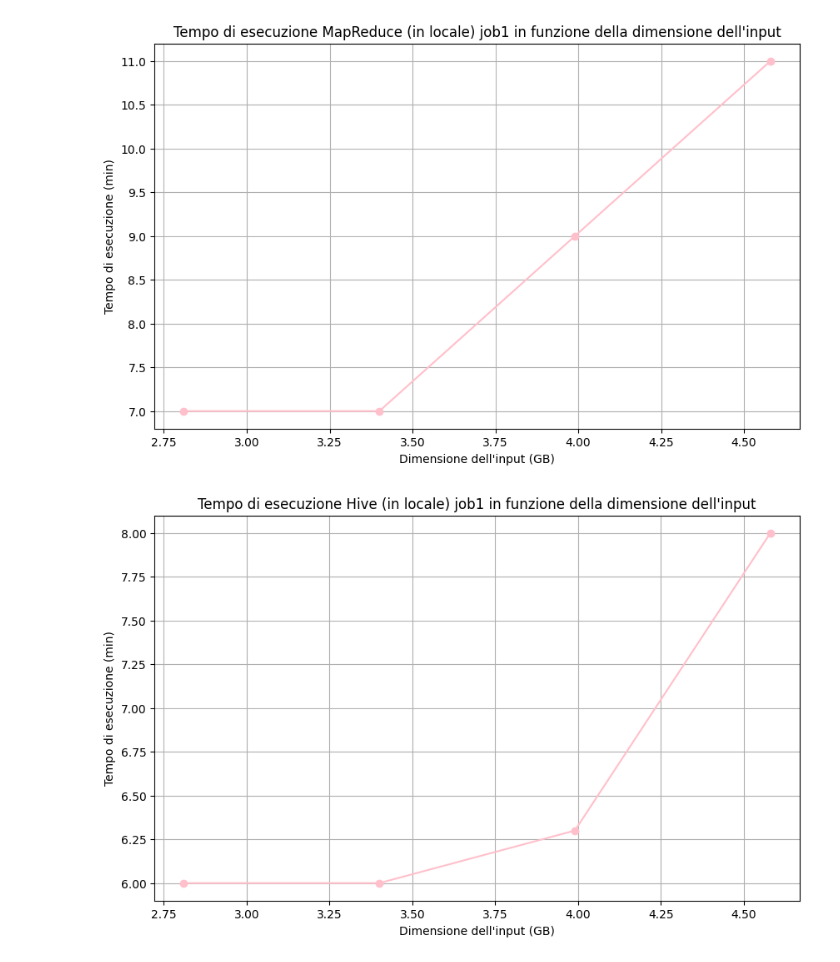
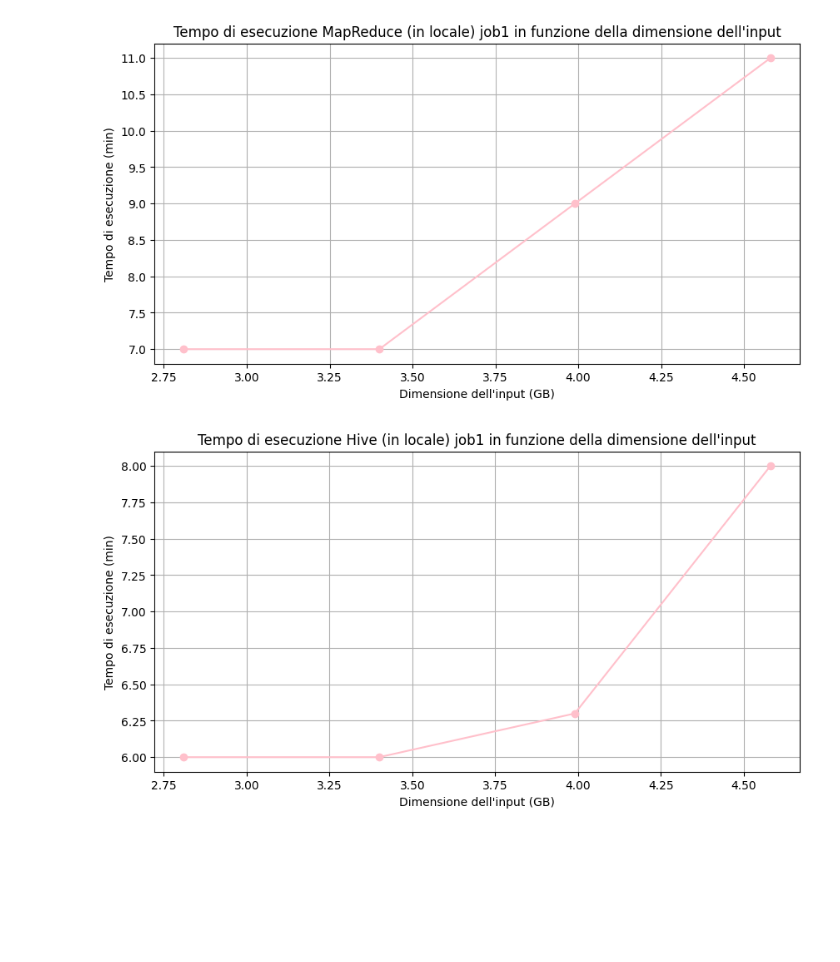
Before and after one commit to elisacatena/BigDataApplications, a Jupyter notebook: execution_times.ipynb, the cells around one changed output. Drawn from its saved outputs; the diff is of its cells as text; code cells hidden in the pictures; blank space fills up the shorter version.

```diff
--- a/execution_times.ipynb
+++ b/execution_times.ipynb
@@ -1,28 +1,28 @@
 # %%
 import pandas as pd
 import matplotlib.pyplot as plt
 
 # Dati di esempio
 job_data = [
     {"input_size": 2.81, "execution_time": 7},
     {"input_size": 3.40, "execution_time": 7},
     {"input_size": 3.99, "execution_time": 9},
     {"input_size": 4.58, "execution_time": 11},
 ]
 
 # Creare un DataFrame
 df = pd.DataFrame(job_data)
 
 # Creare il grafico
-plt.figure(figsize=(10, 6))
+plt.figure(figsize=(10, 5))
 plt.plot(df['input_size'], df['execution_time'], marker='o', linestyle='-', color='pink')
 plt.xlabel('Dimensione dell\'input (GB)')
 plt.ylabel('Tempo di esecuzione (min)')
 plt.title('Tempo di esecuzione MapReduce (in locale) job1 in funzione della dimensione dell\'input')
 plt.grid(True)
 plt.show()
 # %% [output]
-[figure, old version]
+[figure, new version]
 # %%
 import pandas as pd
 import matplotlib.pyplot as plt
@@ -39,7 +39,7 @@ job_data = [
 df = pd.DataFrame(job_data)
 
 # Creare il grafico
-plt.figure(figsize=(10, 6))
+plt.figure(figsize=(10, 5))
 plt.plot(df['input_size'], df['execution_time'], marker='o', linestyle='-', color='pink')
 plt.xlabel('Dimensione dell\'input (GB)')
 plt.ylabel('Tempo di esecuzione (min)')
@@ -47,4 +47,4 @@ plt.title('Tempo di esecuzione Hive (in locale) job1 in funzione della dimension
 plt.grid(True)
 plt.show()
 # %% [output]
-[figure, old version]
+[figure, new version]
```
